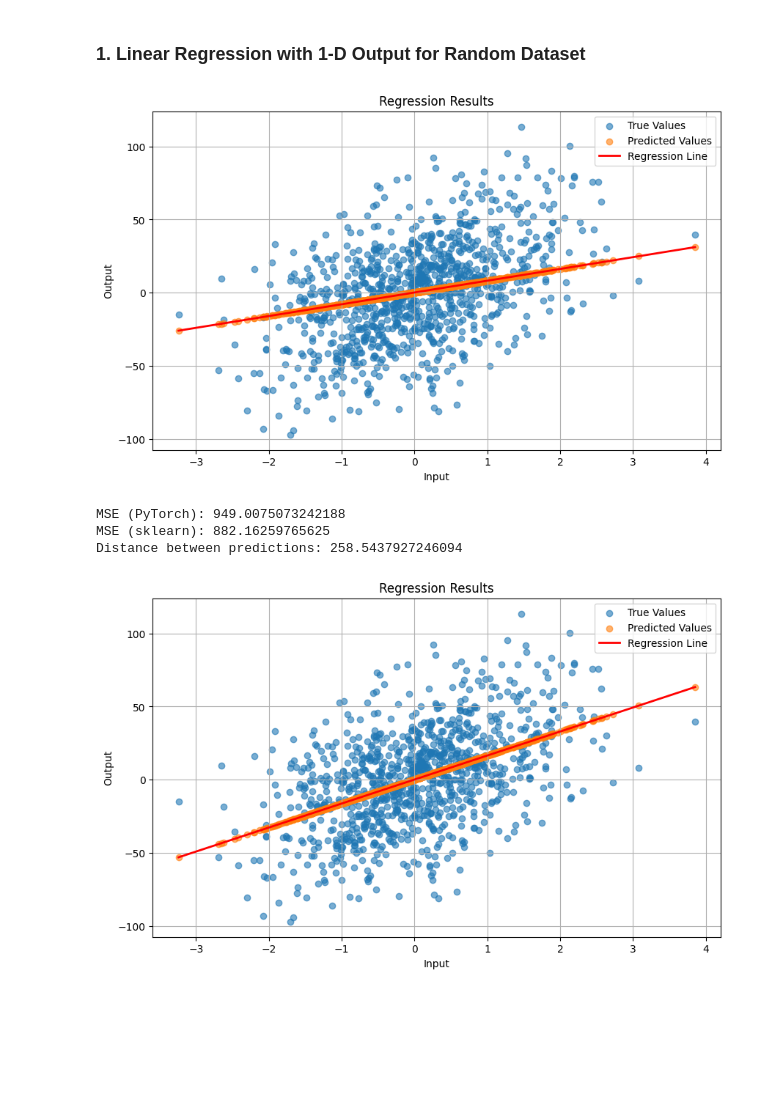
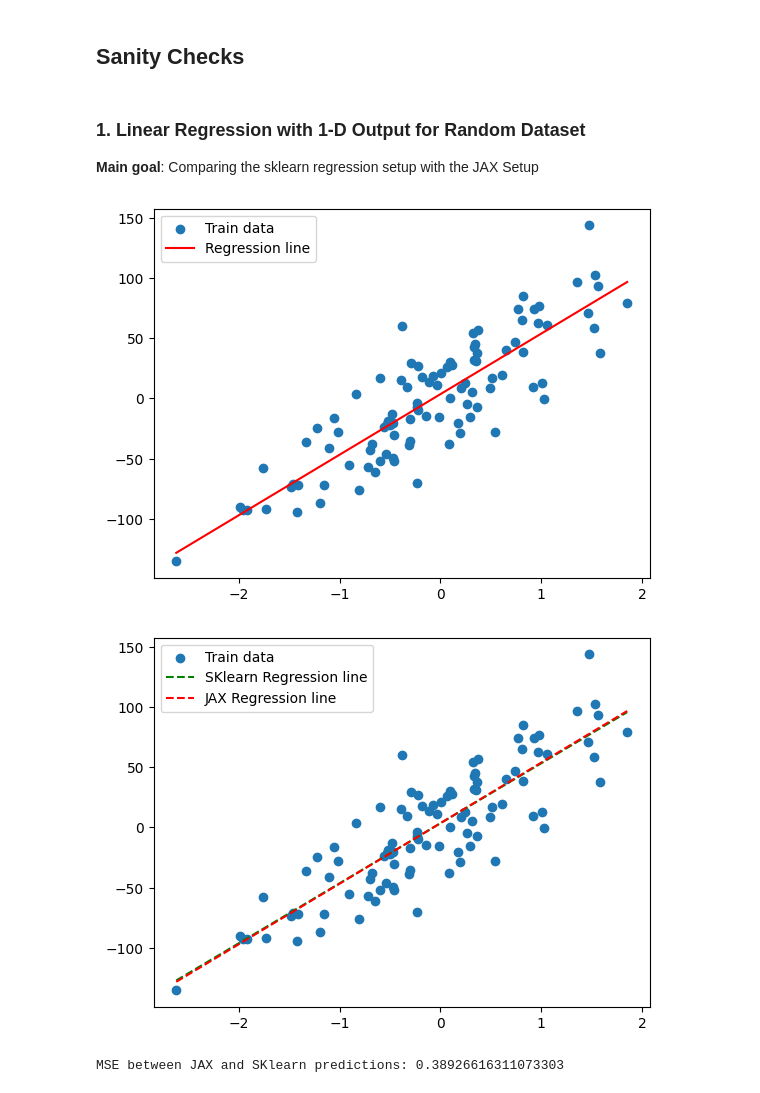
Before and after one commit to gsindlinger/Hessian-Approximation-for-Toy-Models, a Jupyter notebook: analysis.ipynb, the cells around one changed output. Cells and saved outputs as stored; diff of their text form; code cells hidden in the pictures; blank space fills up the shorter version.

Commit message:
add sanity checks for analysis

```diff
--- a/analysis.ipynb
+++ b/analysis.ipynb
@@ -3,5 +9,8 @@
+# %% [markdown]
+## Sanity Checks
 # %% [markdown]
 ### 1. Linear Regression with 1-D Output for Random Dataset
+**Main goal**: Comparing the sklearn regression setup with the JAX Setup
 # %%
 from config.config import Config, ModelConfig, RandomRegressionConfig, TrainingConfig, TrainingConfig, get_config
 from main import train_and_evaluate
@@ -10,7 +19,7 @@ from main import train_and_evaluate
 # config = get_config("random_regression_single_feature")
 config = Config(
         dataset=RandomRegressionConfig(
-            n_samples=1000,
+            n_samples=100,
             n_features=1,
             n_targets=1,
             noise=30,
@@ -19,56 +28,49 @@ config = Config(
         ),
         model=ModelConfig(name="linear", loss="mse"),
         training=TrainingConfig(
-            epochs=300,
-            lr=0.001,
-            optimizer="adam",
+            epochs=100,
+            lr=0.01,
+            optimizer="sgd",
             loss="mse",
         ),
 )
-model, dataset = train_and_evaluate(config)
+model, dataset, params = train_and_evaluate(config)
 # %%
 ## Plot results
-import torch
-from models.models import predict
-from utils.utils import PlotUtils
-from torch.utils.data import DataLoader
+import matplotlib.pyplot as plt
+import numpy as np
+import jax.numpy as jnp
+from jax import random
+x, y = dataset.get_train_data()
+x_test = jnp.linspace(jnp.min(x), jnp.max(x), 100).reshape(-1, 1)
+y_pred = model.apply(params, x_test)
+plt.scatter(x, y, label="Train data")
 
-test_data: DataLoader = dataset.test_train_to_dataloader()[0]
-
-test_data = dataset.test_train_to_dataloader()[0]
-
-# merge batches
-test_data = [batch for batch in test_data]
-# Extract inputs and targets from the test data
-inputs = torch.vstack([data[0] for data in test_data])
-targets = torch.vstack([data[1] for data in test_data])
-predictions = predict(model, inputs)
-PlotUtils.plot_regression_results(inputs, targets, predictions)
+# make regression line red
+plt.plot(x_test, y_pred, color='red', label="Regression line")
+plt.legend()
+plt.show()
 # %% [output]
-[figure, old version]
+[figure, new version]
 # %%
 ### Compare with sklearn
 
 from sklearn.linear_model import LinearRegression
 sk_model = LinearRegression()
-sk_model.fit(inputs.numpy(), targets.numpy())
-sk_predictions = sk_model.predict(inputs.numpy())
-
+sk_model.fit(np.array(x), np.array(y))
+y_sk_pred = sk_model.predict(np.array(x_test))
+plt.scatter(x, y, label="Train data")
+plt.plot(x_test, y_sk_pred, color='green', linestyle='--', label="SKlearn Regression line")
+plt.plot(x_test, y_pred, color='red', linestyle='--', label="JAX Regression line")
+plt.legend()
+plt.show()
 
 ## Calculate MSE for both models
+# The MSE should be very small, close to 0
 from sklearn.metrics import mean_squared_error
-mse_torch = mean_squared_error(targets.numpy(), predictions.numpy())
-mse_sklearn = mean_squared_error(targets.numpy(), sk_predictions)
-print(f"MSE (PyTorch): {mse_torch}")
-print(f"MSE (sklearn): {mse_sklearn}")
-
-## So their distance should be very small
-print(f"Distance between predictions: {torch.norm(predictions - torch.tensor(sk_predictions))}")
-
-PlotUtils.plot_regression_results(inputs, targets, torch.tensor(sk_predictions))
+mse_jax = mean_squared_error(np.array(y_pred), np.array(y_sk_pred))
+print(f"MSE between JAX and SKlearn predictions: {mse_jax}")
 # %% [output]
+[figure, new version]
-MSE (PyTorch): 949.0075073242188
-MSE (sklearn): 882.16259765625
-Distance between predictions: 258.5437927246094
+MSE between JAX and SKlearn predictions: 0.38926616311073303
-[figure, old version]
 # %% [markdown]
```
Also changed, not shown: parts of 7 cells of this notebook, 1 other file.
